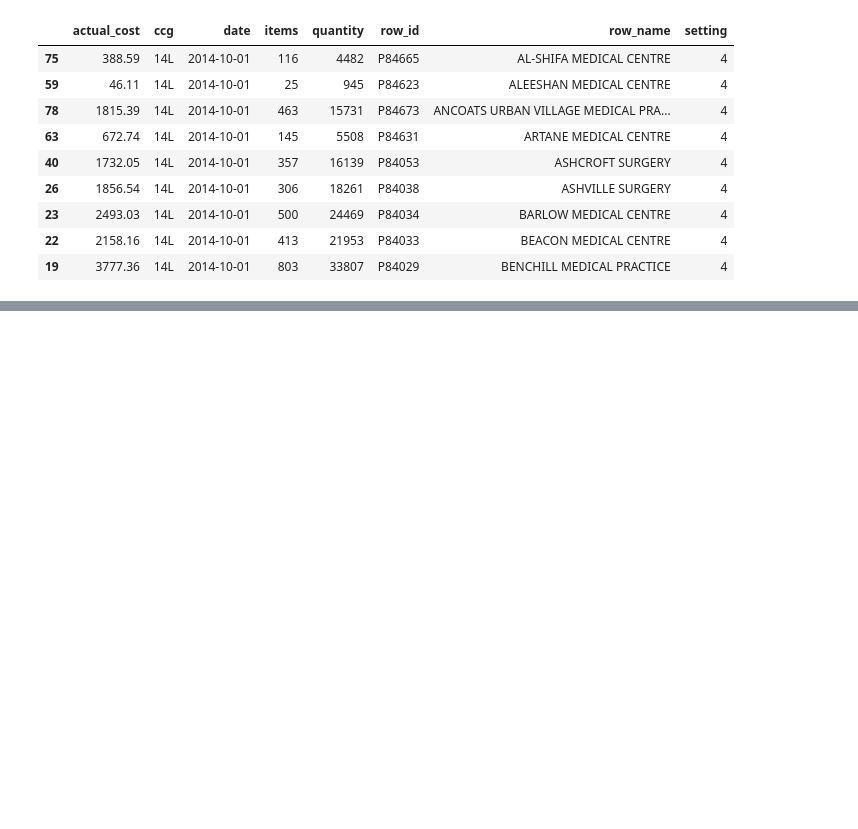
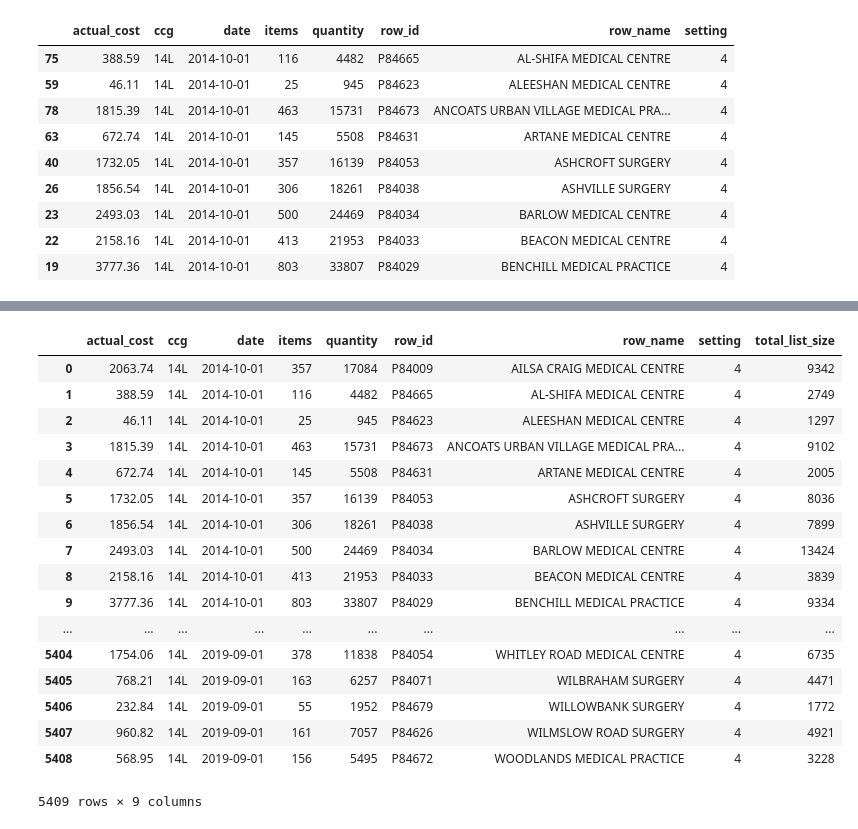
Before and after one commit to aaron-obrien/CCG_prescriptions_project, a Jupyter notebook: test.ipynb, the cells around one changed output, grey strips where cells are left out. Cells and saved outputs as stored; diff of their text form; code cells hidden in the pictures; blank space fills up the shorter version.

Commit message:
Added getcombined function

```diff
--- a/test.ipynb
+++ b/test.ipynb
@@ -103,0 +127,52 @@ listsize_data.iloc[1:10]
+# %%
+def getcombined(CCG, BNF):
+
+    linkapi_1 = 'https://openprescribing.net/api/1.0/spending_by_practice/?'
+    linkapi_2 = 'https://openprescribing.net/api/1.0/org_details/?org_type=practice'
+    code = 'code='
+    org = '&org='
+    ex = '&keys=total_list_size'
+    form = '&format=json'
+
+    firstcall = linkapi_1 + code + repr(BNF) + org + CCG + form
+    raw_data = requests.get(firstcall)
+
+    if raw_data.status_code != 200:
+        # This means something went wrong.
+        raise ApiError('GET /tasks/ {}'.format(resp.status_code))
+
+    secondcall = linkapi_2 + org + CCG + ex + form
+    listsize_data = requests.get(secondcall)
+    if raw_data.status_code != 200:
+        # This means something went wrong.
+        raise ApiError('GET /tasks/ {}'.format(resp.status_code))
+
+    data = pd.DataFrame(raw_data.json())
+    data = data.sort_values([columns[2],columns[6]])
+    listsize_data = pd.DataFrame(listsize_data.json())
+    listsize_data = listsize_data.sort_values([columns[2],columns[6]])
+
+    data = pd.merge(data, listsize_data, on=['row_name','date','row_id'])
+
+    return(data)
+# %%
+getcombined(CCG='14L', BNF=5.1)
+# %% [output]
+|  | actual_cost | ccg | date | items | quantity | row_id | row_name | setting | total_list_size |
+| 0 | 2063.74 | 14L | 2014-10-01 | 357 | 17084 | P84009 | AILSA CRAIG MEDICAL CENTRE | 4 | 9342 |
+| 1 | 388.59 | 14L | 2014-10-01 | 116 | 4482 | P84665 | AL-SHIFA MEDICAL CENTRE | 4 | 2749 |
+| 2 | 46.11 | 14L | 2014-10-01 | 25 | 945 | P84623 | ALEESHAN MEDICAL CENTRE | 4 | 1297 |
+| 3 | 1815.39 | 14L | 2014-10-01 | 463 | 15731 | P84673 | ANCOATS URBAN VILLAGE MEDICAL PRA... | 4 | 9102 |
+| 4 | 672.74 | 14L | 2014-10-01 | 145 | 5508 | P84631 | ARTANE MEDICAL CENTRE | 4 | 2005 |
+| 5 | 1732.05 | 14L | 2014-10-01 | 357 | 16139 | P84053 | ASHCROFT SURGERY | 4 | 8036 |
+| 6 | 1856.54 | 14L | 2014-10-01 | 306 | 18261 | P84038 | ASHVILLE SURGERY | 4 | 7899 |
+| 7 | 2493.03 | 14L | 2014-10-01 | 500 | 24469 | P84034 | BARLOW MEDICAL CENTRE | 4 | 13424 |
+| 8 | 2158.16 | 14L | 2014-10-01 | 413 | 21953 | P84033 | BEACON MEDICAL CENTRE | 4 | 3839 |
+| 9 | 3777.36 | 14L | 2014-10-01 | 803 | 33807 | P84029 | BENCHILL MEDICAL PRACTICE | 4 | 9334 |
+| ... | ... | ... | ... | ... | ... | ... | ... | ... | ... |
+| 5404 | 1754.06 | 14L | 2019-09-01 | 378 | 11838 | P84054 | WHITLEY ROAD MEDICAL CENTRE | 4 | 6735 |
+| 5405 | 768.21 | 14L | 2019-09-01 | 163 | 6257 | P84071 | WILBRAHAM SURGERY | 4 | 4471 |
+| 5406 | 232.84 | 14L | 2019-09-01 | 55 | 1952 | P84679 | WILLOWBANK SURGERY | 4 | 1772 |
+| 5407 | 960.82 | 14L | 2019-09-01 | 161 | 7057 | P84626 | WILMSLOW ROAD SURGERY | 4 | 4921 |
+| 5408 | 568.95 | 14L | 2019-09-01 | 156 | 5495 | P84672 | WOODLANDS MEDICAL PRACTICE | 4 | 3228 |
+5409 rows × 9 columns
```
Also changed, not shown: parts of 5 cells of this notebook.
